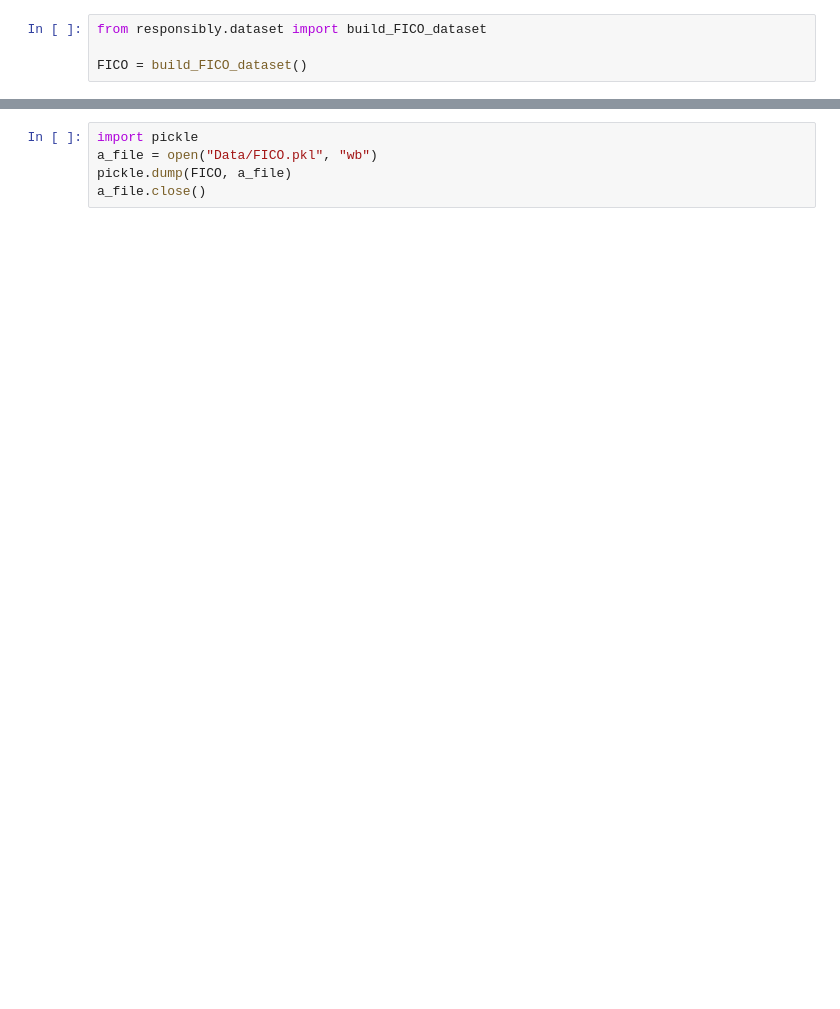
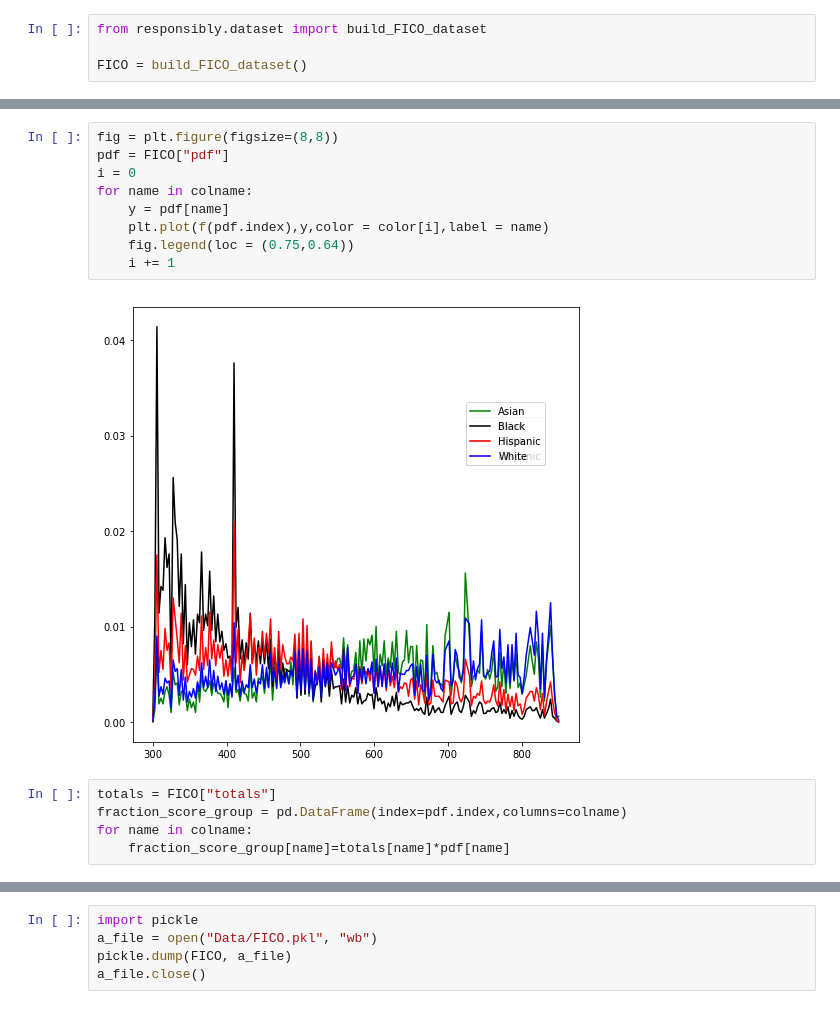
Before and after one commit to KieranVaudaux/Statistical-Machine-Learning-Project, a Jupyter notebook: Untitled.ipynb, the cells around one changed output, grey strips where cells are left out. Drawn from its saved outputs; the diff is of its cells as text; blank space fills up the shorter version.

```diff
--- a/Untitled.ipynb
+++ b/Untitled.ipynb
@@ -29,0 +26,16 @@ pandas.core.frame.DataFrame
+# %%
+fig = plt.figure(figsize=(8,8))
+pdf = FICO["pdf"]
+i = 0
+for name in colname:
+    y = pdf[name]
+    plt.plot(f(pdf.index),y,color = color[i],label = name)
+    fig.legend(loc = (0.75,0.64))
+    i += 1
+# %% [output]
+[figure, added]
+# %%
+totals = FICO["totals"]
+fraction_score_group = pd.DataFrame(index=pdf.index,columns=colname)
+for name in colname:
+    fraction_score_group[name]=totals[name]*pdf[name]
```
Also changed, not shown: parts of 14 cells of this notebook, 1 other file.
